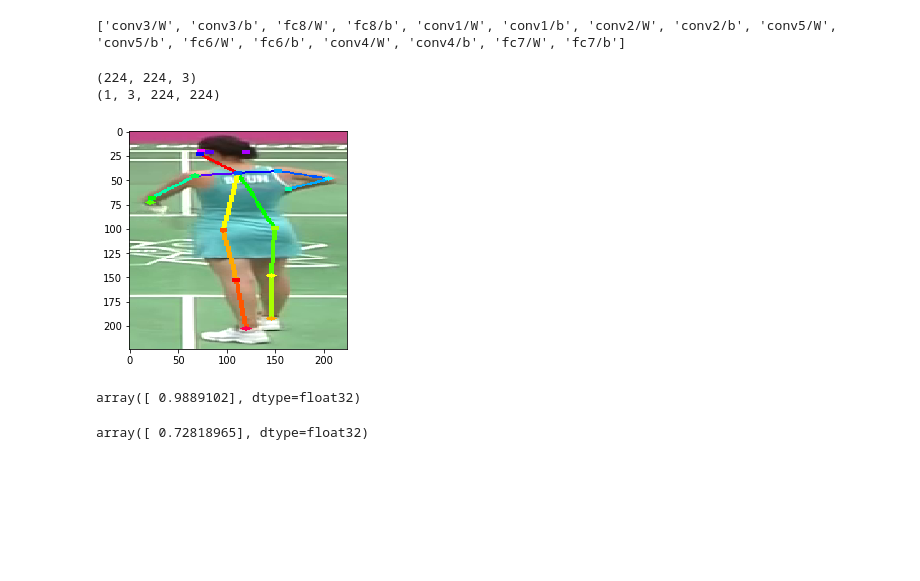
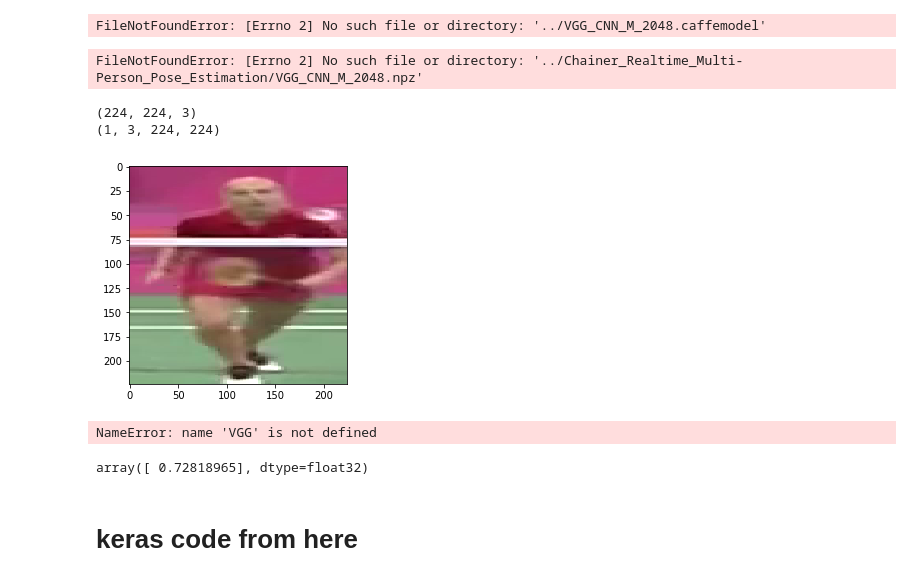
Before and after one commit to dychi/Chainer_Realtime_Multi-Person_Pose_Estimation, a Jupyter notebook: SpatialCNN.ipynb, the cells around one changed output. Cells and saved outputs as stored; diff of their text form; code cells hidden in the pictures; blank space fills up the shorter version.

```diff
--- a/SpatialCNN.ipynb
+++ b/SpatialCNN.ipynb
@@ -11,13 +11,15 @@ from chainer.links import caffe
 from chainer.serializers import npz
 # %%
 ## save caffemodel needed once
-# caffemodel = caffe.CaffeFunction('../../Badmintion/VGG_CNN_M_2048.caffemodel')
-# npz.save_npz('VGG_CNN_M_2048.npz', caffemodel, compression=False)
+caffemodel = caffe.CaffeFunction('../VGG_CNN_M_2048.caffemodel')
+npz.save_npz('VGG_CNN_M_2048.npz', caffemodel, compression=False)
+# %% [output]
+FileNotFoundError: [Errno 2] No such file or directory: '../VGG_CNN_M_2048.caffemodel'
 # %%
-model_npz = np.load('VGG_CNN_M_2048.npz')
+model_npz = np.load('./VGG_CNN_M_2048.npz')
 print(model_npz.keys())
 # %% [output]
-['conv3/W', 'conv3/b', 'fc8/W', 'fc8/b', 'conv1/W', 'conv1/b', 'conv2/W', 'conv2/b', 'conv5/W', 'conv5/b', 'fc6/W', 'fc6/b', 'conv4/W', 'conv4/b', 'fc7/W', 'fc7/b']
+FileNotFoundError: [Errno 2] No such file or directory: '../Chainer_Realtime_Multi-Person_Pose_Estimation/VGG_CNN_M_2048.npz'
 # %%
 # define MyVGG
 class VGG(chainer.Chain):
@@ -72,7 +74,7 @@ class BaseVGG(chainer.Chain):
 image_shape = (224, 224)
 
 # 画像を読み込み、RGB形式に変換する
-image = Image.open('./data/0/crop_0.png').convert('RGB')
+image = Image.open('./data/crop_01.png').convert('RGB')
 # 画像のリサイズとクリップ
 image_w, image_h = image_shape
 w, h = image.size
@@ -83,34 +85,34 @@ else:
 x = (shape[0] - image_w) / 2
 y = (shape[1] - image_h) / 2
 image = image.resize(image_shape)
 #image = image.crop((x, y, x + image_w, y + image_h)) # cropしない
 pixels = np.asarray(image).astype(np.float32)
 print(pixels.shape)
 
 
 # pixelsは3次元でそれぞれの軸は[Y座標, X座標, RGB]を表す
 # 入力データは4次元で[画像インデックス, BGR, Y座標, X座標]なので、配列の変換を行う
 # RGBからBGRに変換する
 pixels = pixels[:,:,::-1]
 
 # 軸を入れ替える
 pixels = pixels.transpose(2,0,1)
 
 # 平均画像を引く
 mean_image = np.ndarray((3, 224, 224), dtype=np.float32)
 mean_image[0] = 103.939
 mean_image[1] = 116.779
 mean_image[2] = 123.68
 pixels -= mean_image
 
 # 4次元にする
 pixels = pixels.reshape((1,) + pixels.shape)
 plt.imshow(image)
 print(pixels.shape)
 # %% [output]
 (224, 224, 3)
 (1, 3, 224, 224)
-[figure, old version]
+[figure, new version]
 # %%
 # check the outputs of VGG
 model = VGG()
@@ -119,7 +121,7 @@ y = model(pixels)
 y = F.softmax(y).data
 y.max(axis=1)
 # %% [output]
-array([ 0.9889102], dtype=float32)
+NameError: name 'VGG' is not defined
 # %%
 # disable to learn weght in baseVGG
 model = VGG()
@@ -134,0 +139,2 @@ array([ 0.72818965], dtype=float32)
+# %% [markdown]
+# keras code from here
```
Also changed, not shown: parts of 10 cells of this notebook, 28 other files.
